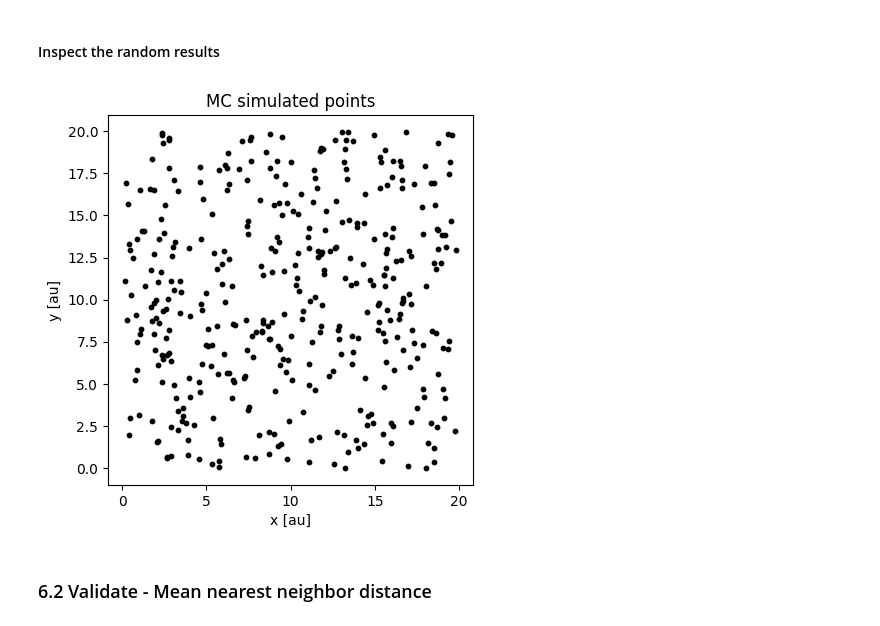
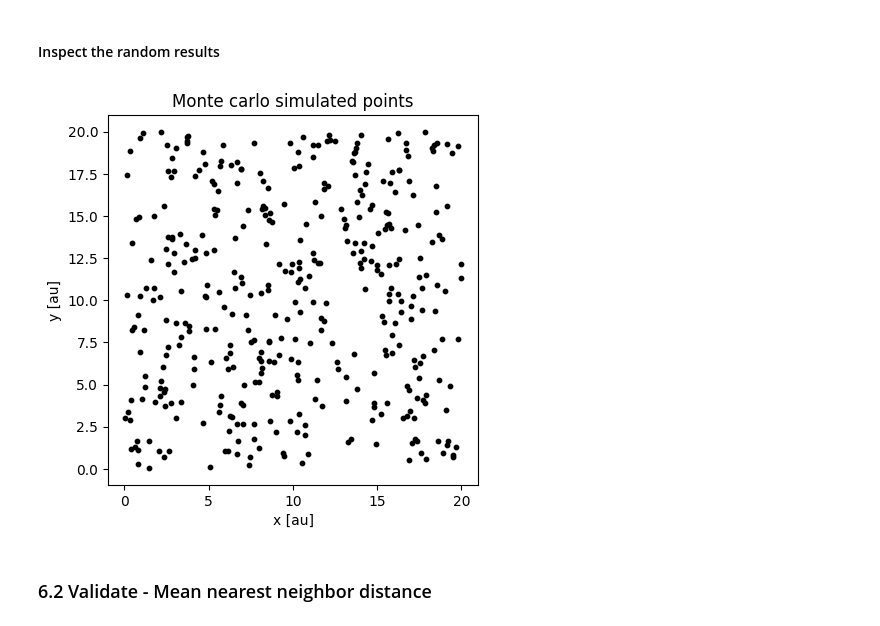
Before and after one commit to tlambert03/bobiac, a Jupyter notebook: content/08_colocalization/object_based_colocalization.ipynb, the cells around one changed output. Drawn from its saved outputs; the diff is of its cells as text; code cells hidden in the pictures.

```diff
--- a/content/08_colocalization/object_based_colocalization.ipynb
+++ b/content/08_colocalization/object_based_colocalization.ipynb
@@ -503,15 +558,33 @@ plot_nn_function(
 # %% [markdown]
 ### 6.1 Simulate under the null hypothesis
 # %%
-def simulate_dots_unif_batch(
-    ndraw, num_points=400, x_max=10, y_max=10, seed=42
-):  # TODO: Uniform is probably a bad name
+def sample_uniform_points_batch(
+    ndraw: int, num_points: int = 400, x_max: int = 10, y_max: int = 10, seed: int = 42
+) -> np.ndarray:
     """
-    Simulate ndraw batches of uniformly distributed 2D points.
+    Generate *ndraw* independent batches of 2-D points drawn from independent
+    **uniform random** distributions on the rectangle ``[0, x_max] × [0, y_max]``.
 
-    Returns:
-    --------
-    np.ndarray of shape (ndraw, num_points, 2)
+    Unlike a “uniform grid,” the points are *randomly* scattered—each position
+    inside the rectangle has equal probability of being chosen.
+
+    Parameters
+    ----------
+    ndraw : int
+        Number of batches to generate.
+    num_points : int
+        Number of points in each batch.
+    x_max : int
+        Maximum x-coordinate value.
+    y_max : int
+        Maximum y-coordinate value.
+    seed : int
+        Random seed for reproducibility.
+
+    Returns
+    -------
+    np.ndarray
+        Array of shape (ndraw, num_points, 2) containing the generated points.
     """
     rng = np.random.default_rng(seed)
 
@@ -522,13 +595,19 @@ def simulate_dots_unif_batch(
 # %%
 ndraw = 1000  # Sufficiently large for statistics.
 num_points = len(fall_med_iac)  # Same number of points as our data
-points_multiple = simulate_dots_unif_batch(
+points_multiple = sample_uniform_points_batch(
     ndraw, num_points=num_points, x_max=20, y_max=20
 )
 # %% [markdown]
 #### Inspect the random results
 # %%
-def plotpoints(points: np.ndarray, title: str = "MC simulated points") -> None:
+def plotpoints(points: np.ndarray, title: str = "Monte carlo simulated points") -> None:
+    """Plots a set of 2D points.
+    Parameters:
+    - points: array of shape (n_points, 2) representing the coordinates of the points
+    - title: title of the plot
+
+    """
     plt.scatter(points[:, 0], points[:, 1], c="k", s=10)
     plt.title(label=title)
 
@@ -537,9 +616,10 @@ def plotpoints(points: np.ndarray, title: str = "MC simulated points") -> None:
     ax = plt.gca()
     ax.set_aspect("equal", adjustable="box")
 # %%
-plotpoints(points_multiple[0])
+sample_i = 999
+plotpoints(points_multiple[sample_i])
 # %% [output]
-[figure, old version]
+[figure, new version]
 # %% [markdown]
 ### 6.2 Validate - Mean nearest neighbor distance
 # %% [markdown]
```
Also changed, not shown: parts of 26 cells of this notebook.
